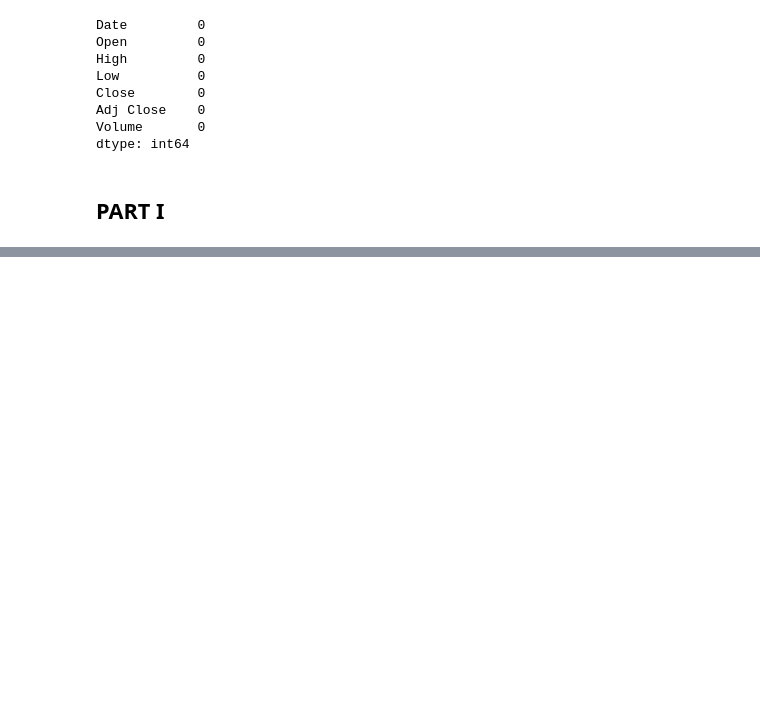
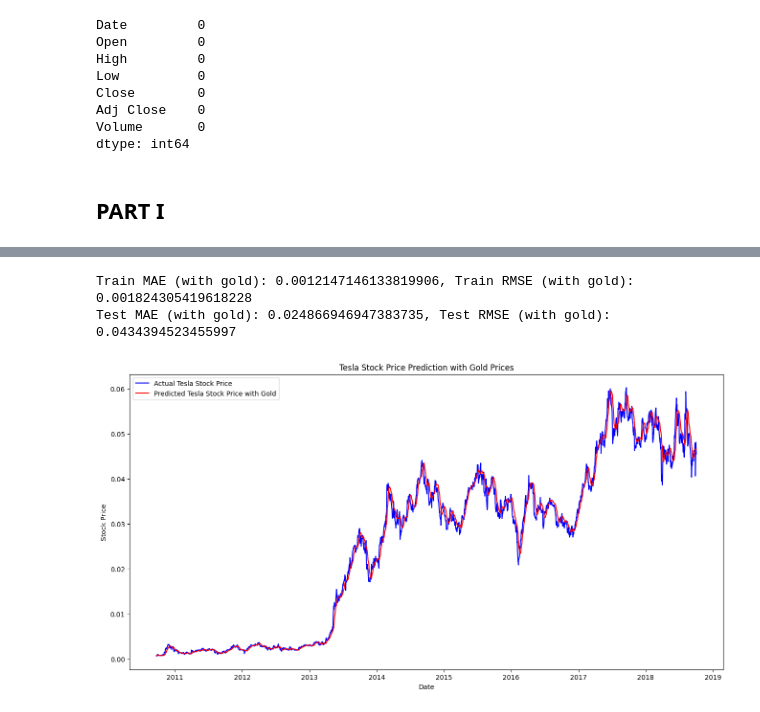
Before and after one commit to mehmet-ercan/MachineLearning, a Jupyter notebook: HW5/HW5_AKCAN_ERCAN_244201001033.ipynb, the cells around one changed output, grey strips where cells are left out. Cells and saved outputs as stored; diff of their text form; code cells hidden in the pictures; blank space fills up the shorter version.

```diff
--- a/HW5/HW5_AKCAN_ERCAN_244201001033.ipynb
+++ b/HW5/HW5_AKCAN_ERCAN_244201001033.ipynb
@@ -41,6 +39,7 @@ tesla_data.set_index('Date', inplace=True)
 
 # Sort data by date
 tesla_data.sort_index(inplace=True)
+tesla_data = tesla_data[:2950]
 
 # Use 'Close' price for prediction
 data = tesla_data[['Close']].values
@@ -132 +160,11 @@ RMSE: 56.711105148432736
+# %%
+# Define the LSTM model
+model_comb = Sequential()
+model_comb.add(LSTM(50, return_sequences=True, input_shape=(seq_length, 1)))
+model_comb.add(LSTM(50, return_sequences=False))
+model_comb.add(Dense(25))
+model_comb.add(Dense(1))
+
+# Compile the model
+model_comb.compile(optimizer='adam', loss='mean_squared_error')
 # %%
@@ -198,20 +195,4 @@ Epoch 10/10
 # %%
-# Predict and inverse transform the scaled data
-predictions_comb = model_comb.predict(X_test_comb)
-predictions_comb = scaler.inverse_transform(predictions_comb.reshape(-1, 1))  # Reshape predictions
-y_test_comb_inv = scaler.inverse_transform(y_test_comb.reshape(-1, 1))  # Reshape y_test_comb_inv
-
-# Calculate performance metrics
-rmse_comb = np.sqrt(mean_squared_error(y_test_comb_inv, predictions_comb))
-print(f'RMSE with Gold Prices: {rmse_comb}')
-
-# Plot the results
-plt.figure(figsize=(16, 8))
-plt.plot(tesla_data.index[train_size + seq_length:], y_test_comb_inv, color='blue', label='Actual Tesla Stock Price')
-plt.plot(tesla_data.index[train_size + seq_length:], predictions_comb, color='red', label='Predicted Tesla Stock Price with Gold')
-plt.title('Tesla Stock Price Prediction with Gold Prices')
-plt.xlabel('Date')
-plt.ylabel('Stock Price')
-plt.legend()
-plt.show()
+train_predict = model_comb.predict(X_train)
+test_predict = model_comb.predict(X_test)
 # %% [output]
@@ -219,0 +201,24 @@ ValueError: non-broadcastable output operand with shape (755,1) doesn't match th
+# %%
+train_mae = mean_absolute_error(Y_train, train_predict)
+test_mae = mean_absolute_error(Y_test, test_predict)
+
+train_rmse = np.sqrt(mean_squared_error(Y_train, train_predict))
+test_rmse = np.sqrt(mean_squared_error(Y_test, test_predict))
+
+print(f'Train MAE (with gold): {train_mae}, Train RMSE (with gold): {train_rmse}')
+print(f'Test MAE (with gold): {test_mae}, Test RMSE (with gold): {test_rmse}')
+# %% [output]
+Train MAE (with gold): 0.0012147146133819906, Train RMSE (with gold): 0.001824305419618228
+Test MAE (with gold): 0.024866946947383735, Test RMSE (with gold): 0.0434394523455997
+# %%
+# Plot the results
+plt.figure(figsize=(16, 8))
+plt.plot(tesla_data.index[seq_length:train_size + seq_length:], Y_train, color='blue', label='Actual Tesla Stock Price')
+plt.plot(tesla_data.index[seq_length:train_size + seq_length:], train_predict, color='red', label='Predicted Tesla Stock Price with Gold')
+plt.title('Tesla Stock Price Prediction with Gold Prices')
+plt.xlabel('Date')
+plt.ylabel('Stock Price')
+plt.legend()
+plt.show()
+# %% [output]
+[figure, added]
```
Also changed, not shown: parts of 9 cells of this notebook.
